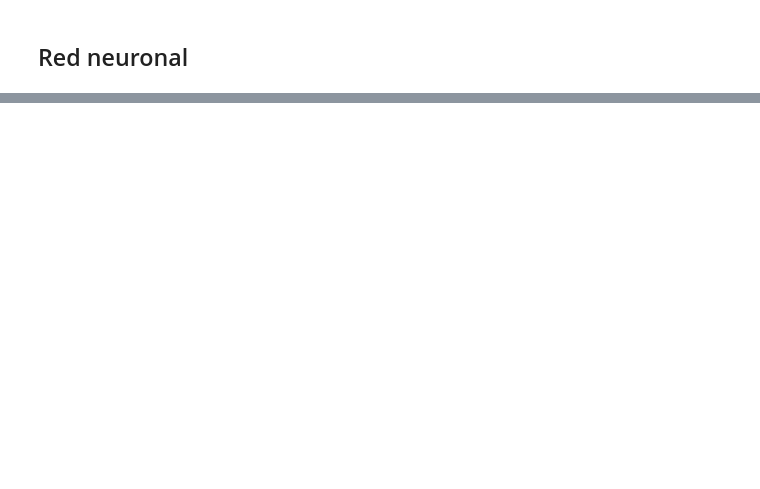
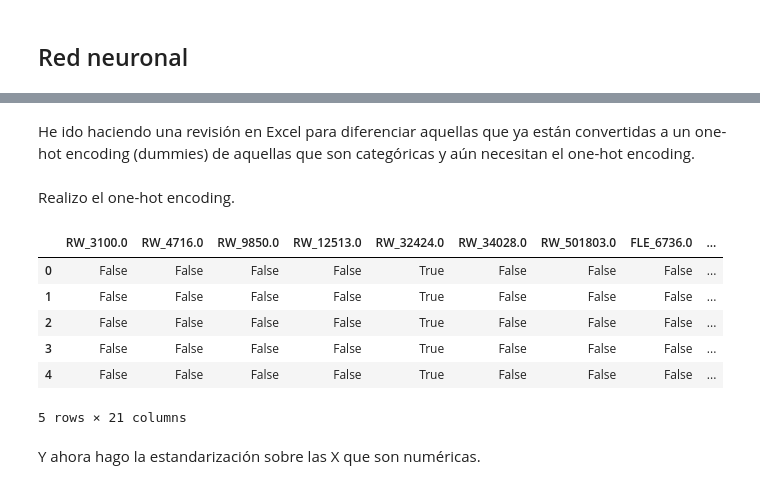
Before and after one commit to jrojasquiroz/hppAI, a Jupyter notebook: CalibraciónBCN.ipynb, the cells around one changed output, grey strips where cells are left out. Drawn from its saved outputs; the diff is of its cells as text; code cells hidden in the pictures; blank space fills up the shorter version.

```diff
--- a/CalibraciónBCN.ipynb
+++ b/CalibraciónBCN.ipynb
@@ -234,0 +199,40 @@ RRSE: 0.34835682750298747
+# %% [markdown]
+He ido haciendo una revisión en Excel para diferenciar aquellas que ya están convertidas a un one-hot encoding (dummies) de aquellas que son categóricas y aún necesitan el one-hot encoding.
+# %%
+#Estas ya tienen el one-hot encoding
+OHE=X1[['bool_despacho', 'bool_buhardilla',
+       'bool_trastero', 'bool_lavadero', 'bool_piscina_comunitaria',
+       'bool_jardin_comunitario', 'bool_amueblado', 'bool_ascensor',
+       'bool_aire_acondicionado', 'bool_calefaccion', 'bool_chimenea',
+       'Dum_EPC', 'EPC_A_emision', 'EPC_B_emision', 'EPC_C_emision',
+       'EPC_D_emision', 'EPC_E_emision', 'EPC_F_emision', 'EPC_G_emision',
+       'dum_acces_viappal','calidad_cocina', 'diseny_cocina', 'alta_calidad',
+        'reform_inmob', 'dum_mar_200m', 'dum_ttpp_riel_urb',
+        'EPC_A_emision_2023', 'EPC_B_emision_2023',
+       'EPC_C_emision_2023', 'EPC_D_emision_2023', 'EPC_E_emision_2023',
+       'EPC_F_emision_2023', 'EPC_G_emision_2023', 'grand_terr_20m2', 'ascensor']]
+
+#Estas necesitan el one-hot encoding
+OHEno = X1[['RW', 'FLE', 'FLS']]
+# %% [markdown]
+Realizo el one-hot encoding.
+# %%
+# Crear codificación one-hot para las columnas 'RW', 'FLE' y 'FLS'
+one_hot_rw = pd.get_dummies(OHEno['RW'], prefix='RW')
+one_hot_fle = pd.get_dummies(OHEno['FLE'], prefix='FLE')
+one_hot_fls = pd.get_dummies(OHEno['FLS'], prefix='FLS')
+
+# Concatenar los DataFrames de codificación one-hot
+X2 = pd.concat([one_hot_rw, one_hot_fle, one_hot_fls], axis=1)
+
+X2.head()
+# %% [output]
+|  | RW_3100.0 | RW_4716.0 | RW_9850.0 | RW_12513.0 | RW_32424.0 | RW_34028.0 | RW_501803.0 | FLE_6736.0 | ... |
+| 0 | False | False | False | False | True | False | False | False | ... |
+| 1 | False | False | False | False | True | False | False | False | ... |
+| 2 | False | False | False | False | True | False | False | False | ... |
+| 3 | False | False | False | False | True | False | False | False | ... |
+| 4 | False | False | False | False | True | False | False | False | ... |
+5 rows × 21 columns
+# %% [markdown]
+Y ahora hago la estandarización sobre las X que son numéricas.
```
Also changed, not shown: parts of 28 cells of this notebook.
